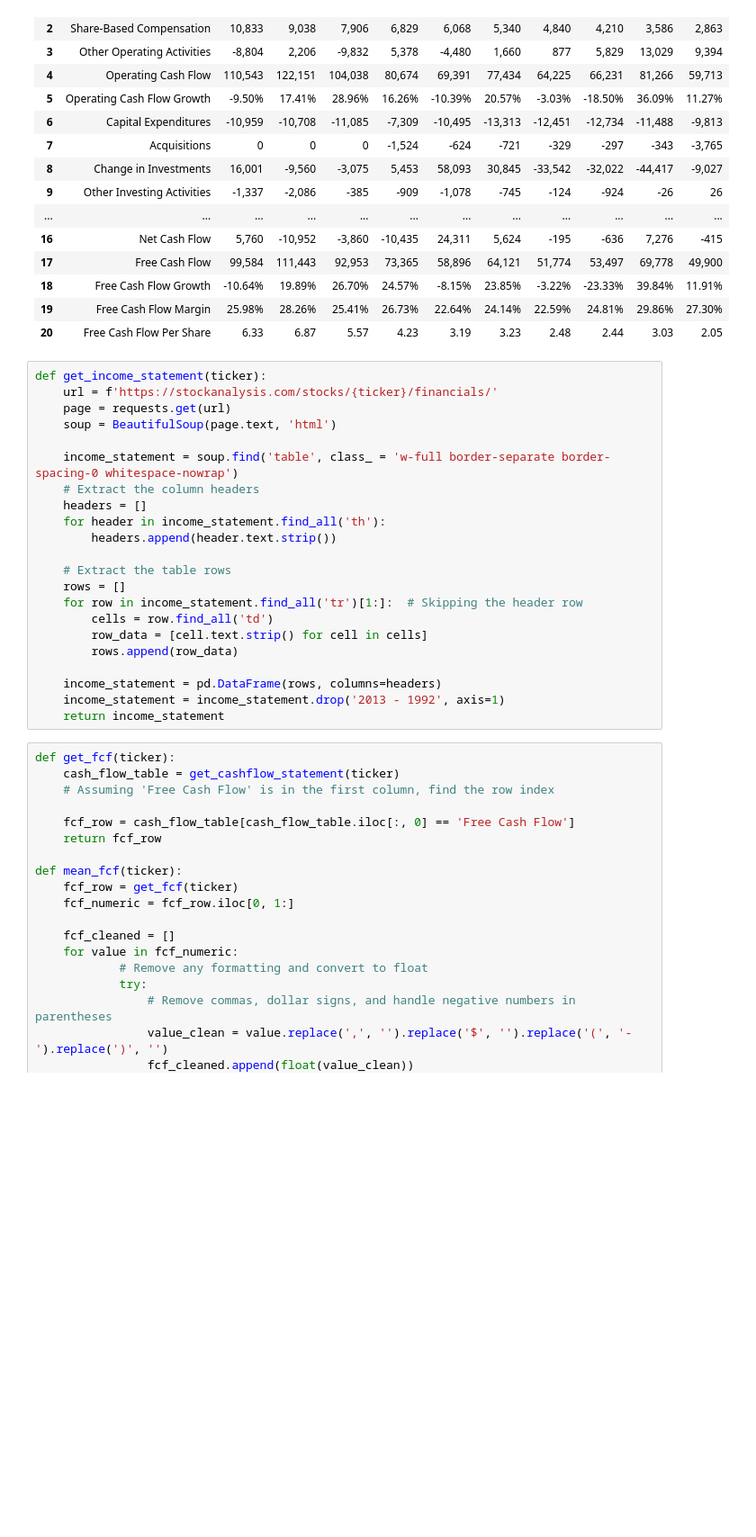
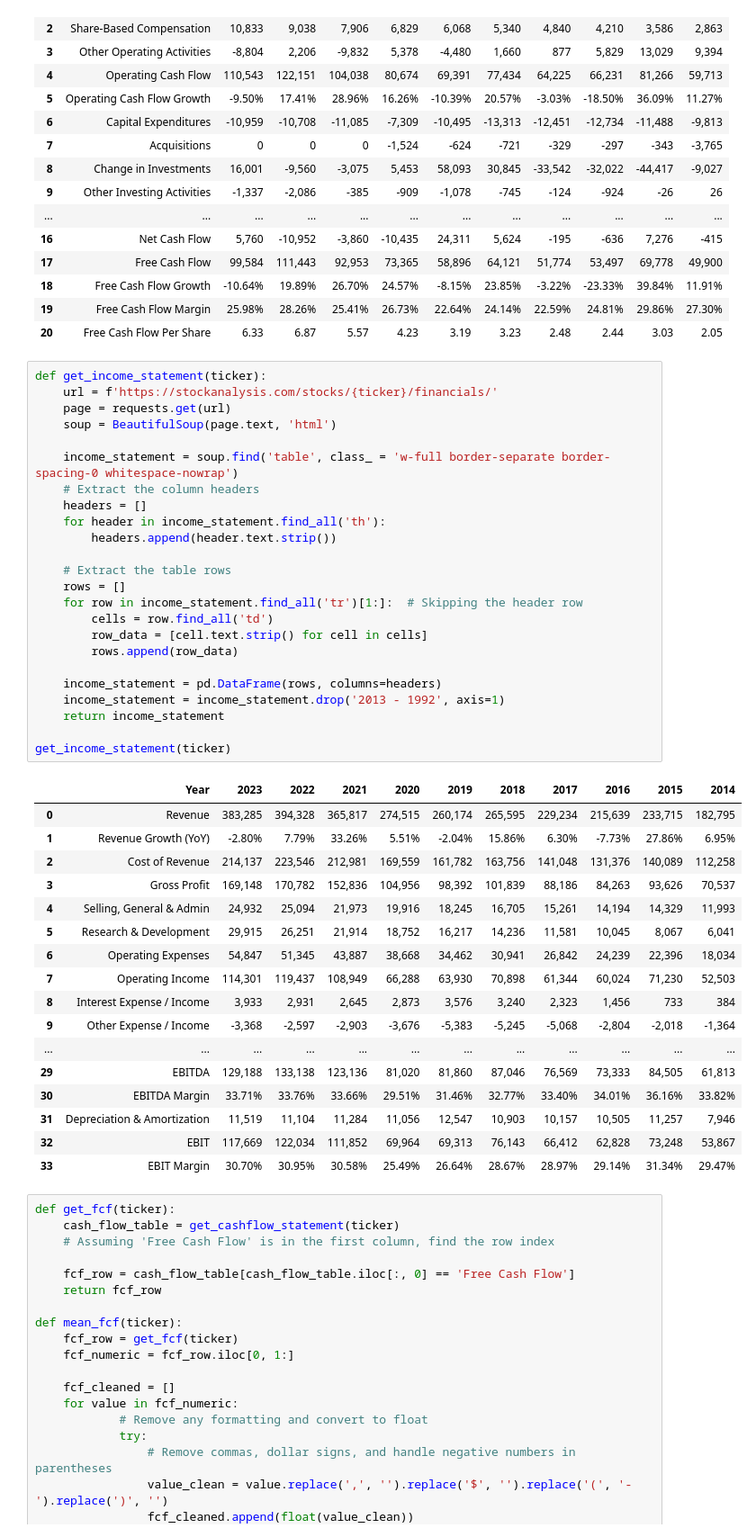
Before and after one commit to PhD1202/DCF-Automation, a Jupyter notebook: DCF Project.ipynb, the cells around one changed output. Shown: that part at 90% size. Drawn from its saved outputs; the diff is of its cells as text; blank space fills up the shorter version.

Commit message:
got the income statement for 'AAPL'

```diff
--- a/DCF Project.ipynb
+++ b/DCF Project.ipynb
@@ -56,25 +56,45 @@ get_cashflow_statement(ticker)
 # %%
 def get_income_statement(ticker):
     url = f'https://stockanalysis.com/stocks/{ticker}/financials/'
     page = requests.get(url)
     soup = BeautifulSoup(page.text, 'html')
 
     income_statement = soup.find('table', class_ = 'w-full border-separate border-spacing-0 whitespace-nowrap')
     # Extract the column headers
     headers = []
     for header in income_statement.find_all('th'):
         headers.append(header.text.strip())
 
     # Extract the table rows
     rows = []
     for row in income_statement.find_all('tr')[1:]:  # Skipping the header row
         cells = row.find_all('td')
         row_data = [cell.text.strip() for cell in cells]
         rows.append(row_data)
 
     income_statement = pd.DataFrame(rows, columns=headers)
     income_statement = income_statement.drop('2013 - 1992', axis=1)
     return income_statement
+
+get_income_statement(ticker)
+# %% [output]
+|  | Year | 2023 | 2022 | 2021 | 2020 | 2019 | 2018 | 2017 | 2016 | 2015 | 2014 |
+| 0 | Revenue | 383,285 | 394,328 | 365,817 | 274,515 | 260,174 | 265,595 | 229,234 | 215,639 | 233,715 | 182,795 |
+| 1 | Revenue Growth (YoY) | -2.80% | 7.79% | 33.26% | 5.51% | -2.04% | 15.86% | 6.30% | -7.73% | 27.86% | 6.95% |
+| 2 | Cost of Revenue | 214,137 | 223,546 | 212,981 | 169,559 | 161,782 | 163,756 | 141,048 | 131,376 | 140,089 | 112,258 |
+| 3 | Gross Profit | 169,148 | 170,782 | 152,836 | 104,956 | 98,392 | 101,839 | 88,186 | 84,263 | 93,626 | 70,537 |
+| 4 | Selling, General & Admin | 24,932 | 25,094 | 21,973 | 19,916 | 18,245 | 16,705 | 15,261 | 14,194 | 14,329 | 11,993 |
+| 5 | Research & Development | 29,915 | 26,251 | 21,914 | 18,752 | 16,217 | 14,236 | 11,581 | 10,045 | 8,067 | 6,041 |
+| 6 | Operating Expenses | 54,847 | 51,345 | 43,887 | 38,668 | 34,462 | 30,941 | 26,842 | 24,239 | 22,396 | 18,034 |
+| 7 | Operating Income | 114,301 | 119,437 | 108,949 | 66,288 | 63,930 | 70,898 | 61,344 | 60,024 | 71,230 | 52,503 |
+| 8 | Interest Expense / Income | 3,933 | 2,931 | 2,645 | 2,873 | 3,576 | 3,240 | 2,323 | 1,456 | 733 | 384 |
+| 9 | Other Expense / Income | -3,368 | -2,597 | -2,903 | -3,676 | -5,383 | -5,245 | -5,068 | -2,804 | -2,018 | -1,364 |
+| ... | ... | ... | ... | ... | ... | ... | ... | ... | ... | ... | ... |
+| 29 | EBITDA | 129,188 | 133,138 | 123,136 | 81,020 | 81,860 | 87,046 | 76,569 | 73,333 | 84,505 | 61,813 |
+| 30 | EBITDA Margin | 33.71% | 33.76% | 33.66% | 29.51% | 31.46% | 32.77% | 33.40% | 34.01% | 36.16% | 33.82% |
+| 31 | Depreciation & Amortization | 11,519 | 11,104 | 11,284 | 11,056 | 12,547 | 10,903 | 10,157 | 10,505 | 11,257 | 7,946 |
+| 32 | EBIT | 117,669 | 122,034 | 111,852 | 69,964 | 69,313 | 76,143 | 66,412 | 62,828 | 73,248 | 53,867 |
+| 33 | EBIT Margin | 30.70% | 30.95% | 30.58% | 25.49% | 26.64% | 28.67% | 28.97% | 29.14% | 31.34% | 29.47% |
 # %%
 def get_fcf(ticker):
     cash_flow_table = get_cashflow_statement(ticker)
```
